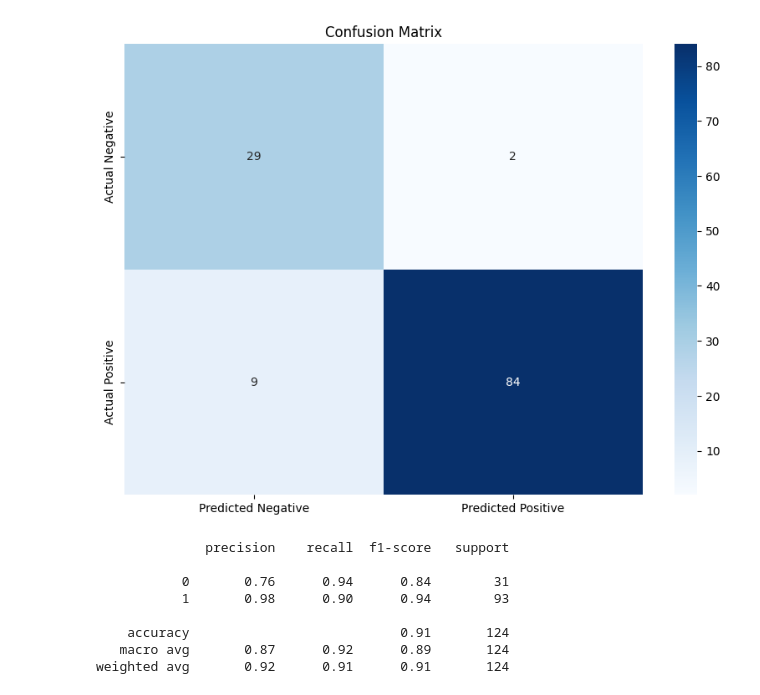
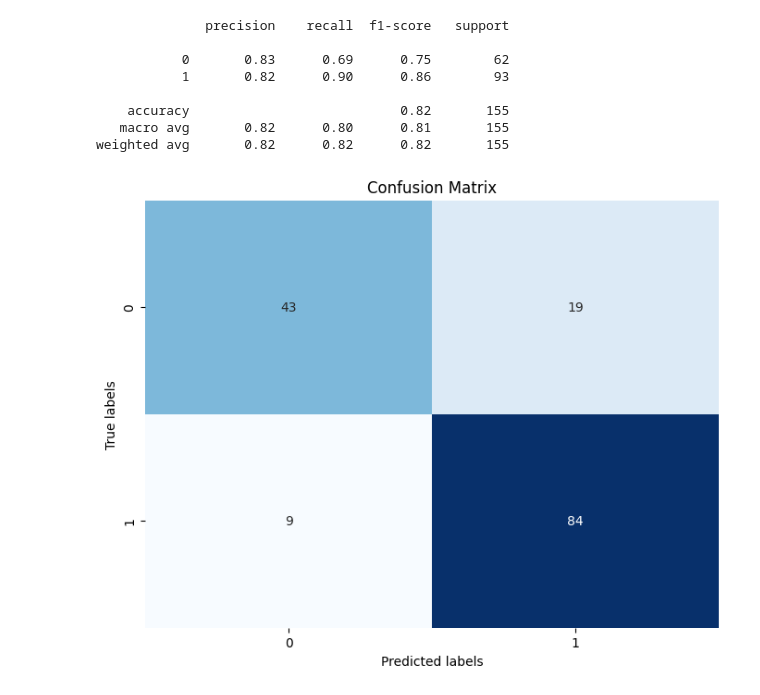
Before and after one commit to 4gungnand/pp-counter, a Jupyter notebook: load.ipynb, the cells around one changed output. Drawn from its saved outputs; the diff is of its cells as text; code cells hidden in the pictures.

```diff
--- a/load.ipynb
+++ b/load.ipynb
@@ -379,27 +325,39 @@ plt.show()
-# %%
-# Calculate the confusion matrix
-cm = confusion_matrix(true_labels, test_pred)
-
-# Create a DataFrame from the confusion matrix for better visualization
-cm_df = pd.DataFrame(cm, index=['Actual Negative', 'Actual Positive'], columns=['Predicted Negative', 'Predicted Positive'])
-
-# Create a heatmap from the DataFrame
-plt.figure(figsize=(10, 7))
-sns.heatmap(cm_df, annot=True, fmt='d', cmap='Blues')
-plt.title('Confusion Matrix')
-plt.show()
-# %% [output]
-[figure, removed]
-# %%
-# Calculate the classification report
-report = classification_report(true_labels, test_pred)
-print(report)
-# %% [output]
-              precision    recall  f1-score   support
-
-           0       0.76      0.94      0.84        31
-           1       0.98      0.90      0.94        93
-
-    accuracy                           0.91       124
-   macro avg       0.87      0.92      0.89       124
-weighted avg       0.92      0.91      0.91       124
+# %%
+# load the custom test images and labels
+custom_test_images = []
+custom_test_labels = []
+
+load_dataset(custom_pos_test_dir, custom_test_images, custom_test_labels, "positive")
+load_dataset(custom_neg_test_dir, custom_test_images, custom_test_labels, "negative")
+
+# Extract HOG features for custom test images
+custom_test_features = extract_features(custom_test_images)
+
+# Scale the custom test set
+custom_test_features_scaled = scaler.transform(custom_test_features)
+
+# Predict the labels for the custom test set
+custom_y_pred = model.predict(custom_test_features_scaled)
+
+# Print the classification report
+print(classification_report(custom_test_labels, custom_y_pred))
+
+# Plot the confusion matrix
+cm_custom = confusion_matrix(custom_test_labels, custom_y_pred)
+
+plt.figure(figsize=(8, 6))
+sns.heatmap(cm_custom, annot=True, fmt='d', cmap='Blues', cbar=False)
+plt.xlabel('Predicted labels')
+plt.ylabel('True labels')
+plt.title('Confusion Matrix')
+plt.show()
+# %% [output]
+              precision    recall  f1-score   support
+
+           0       0.83      0.69      0.75        62
+           1       0.82      0.90      0.86        93
+
+    accuracy                           0.82       155
+   macro avg       0.82      0.80      0.81       155
+weighted avg       0.82      0.82      0.82       155
+[figure, added]
```
Also changed, not shown: parts of 31 cells of this notebook, 9 other files.
